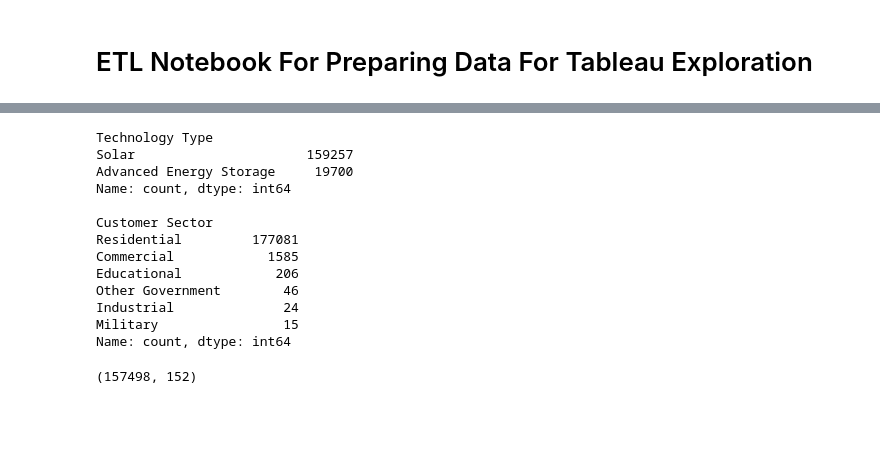
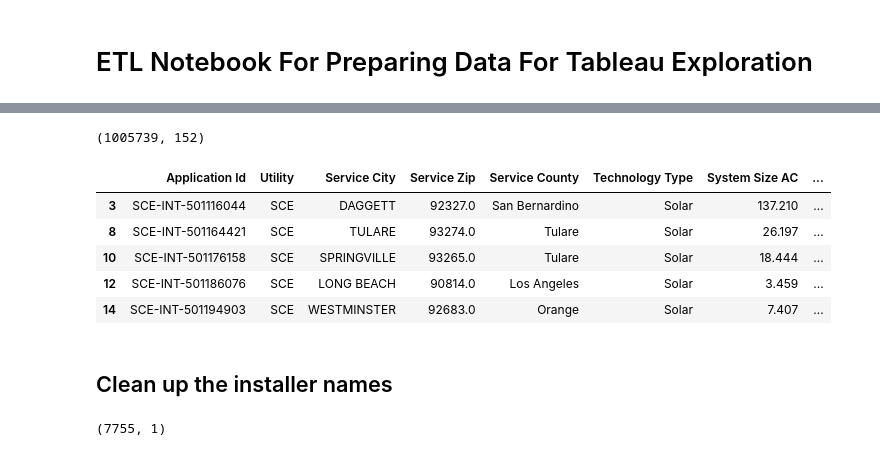
Before and after one commit to ns96/ML_Project, a Jupyter notebook: etl/etl_nstevens.ipynb, the cells around one changed output, grey strips where cells are left out. Drawn from its saved outputs; the diff is of its cells as text; code cells hidden in the pictures; blank space fills up the shorter version.

```diff
--- a/etl/etl_nstevens.ipynb
+++ b/etl/etl_nstevens.ipynb
@@ -70,24 +44,23 @@ memory usage: 2.7 MB
+# %%
+# Even though we downloaded data for the last five years from the website, the files still have old values.
+# Saving onlt last 5 years (2018-2023)
+
+# Convert 'App Received Date' column to datetime format
+df['App Received Date'] = pd.to_datetime(df['App Received Date'], errors='coerce')
+
+# Filter the DataFrame to keep only rows with 'App Received Date' on or after January 1, 2018
+df = df[df['App Received Date'] >= '2018-01-01']
+print(df.shape)
+# %% [output]
+(1005739, 152)
 # %%
 # select only the Solar and Residential
-print(df['Technology Type'].value_counts())
-print("")
-print(df['Customer Sector'].value_counts())
+valid_technology_types = ['Solar PV', 'Solar', 'Solar PV, Storage', 'Solar PV;Storage', 'Advanced Energy Storage', 'Storage', 'Energy Storage']
+
+# Filter the DataFrame to keep only the rows with valid technology types
+df = df[df['Technology Type'].isin(valid_technology_types)]
-# %% [output]
-Technology Type
-Solar                      159257
-Advanced Energy Storage     19700
-Name: count, dtype: int64
-
-Customer Sector
-Residential         177081
-Commercial            1585
-Educational            206
-Other Government        46
-Industrial              24
-Military                15
-Name: count, dtype: int64
 # %%
-df_final = df.loc[(df['Technology Type'] == 'Solar') & (df['Customer Sector'] == 'Residential')]
-print(df_final.shape)
+# Remaming technology type datapoints
+df['Technology Type'] = df['Technology Type'].replace({'Solar PV': 'Solar', 'Solar PV;Storage': 'Solar, Storage',\
+                                                       'Advanced Energy Storage': 'Storage', \
+                                                      'Energy Storage': 'Storage'})
-# %% [output]
-(157498, 152)
@@ -93,0 +71,30 @@ print(df_final.shape)
+# %%
+# Delete redundant columns
+columns_to_remove = ['Matched CSI Application Number', 'Application Status', 'System Size DC', 'App Complete Date',\
+                    'App Approved Date', 'Installer Phone', 'Installer City', 'Installer State', 'Installer Zip',\
+                    'Pace Financed', 'Pace Financier', 'Previous Application', 'Previous Application Ids',\
+                     'VNEM, NEM-V, NEM-Agg', 'NEMPV or nonNEMPV', 'VNEM ID', 'Match Somah Application']
+
+# Remove specified columns
+df = df.drop(columns=columns_to_remove)
+
+# Display the DataFrame after removing columns
+df.head()
+# %% [output]
+|  | Application Id | Utility | Service City | Service Zip | Service County | Technology Type | System Size AC | ... |
+| 3 | SCE-INT-501116044 | SCE | DAGGETT | 92327.0 | San Bernardino | Solar | 137.210 | ... |
+| 8 | SCE-INT-501164421 | SCE | TULARE | 93274.0 | Tulare | Solar | 26.197 | ... |
+| 10 | SCE-INT-501176158 | SCE | SPRINGVILLE | 93265.0 | Tulare | Solar | 18.444 | ... |
+| 12 | SCE-INT-501186076 | SCE | LONG BEACH | 90814.0 | Los Angeles | Solar | 3.459 | ... |
+| 14 | SCE-INT-501194903 | SCE | WESTMINSTER | 92683.0 | Orange | Solar | 7.407 | ... |
+# %% [markdown]
+## Clean up the installer names
+# %%
+# clean up installer names
+df_installer_names = df[['Installer Name']].dropna().copy()
+df_installer_names = df_installer_names.rename(columns={'Installer Name': 'installer_name'})
+
+df_installer_names = df_installer_names.drop_duplicates()
+df_installer_names.shape
+# %% [output]
+(7755, 1)
```
Also changed, not shown: parts of 19 cells of this notebook.
